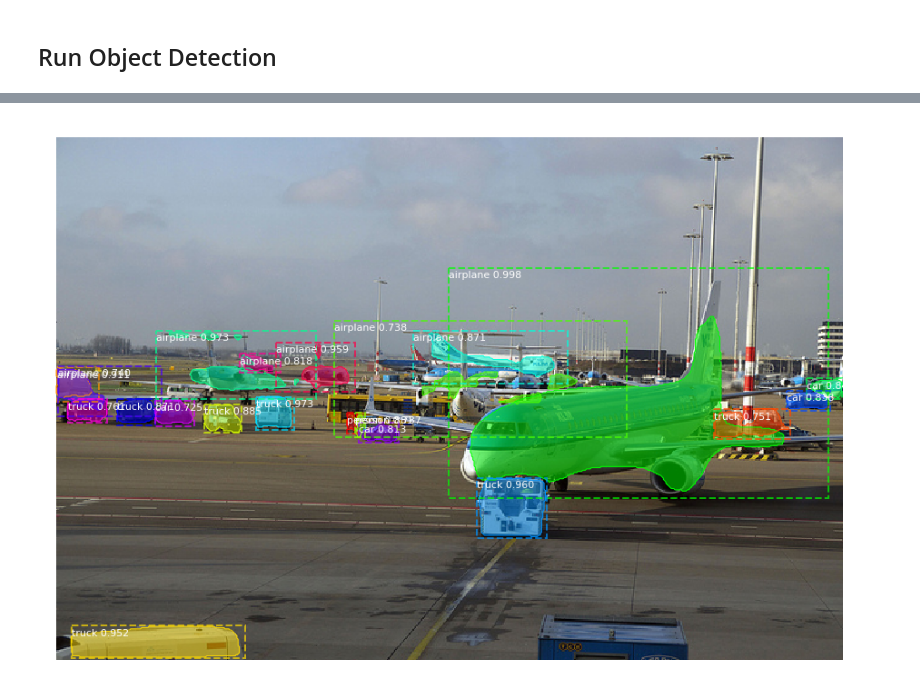
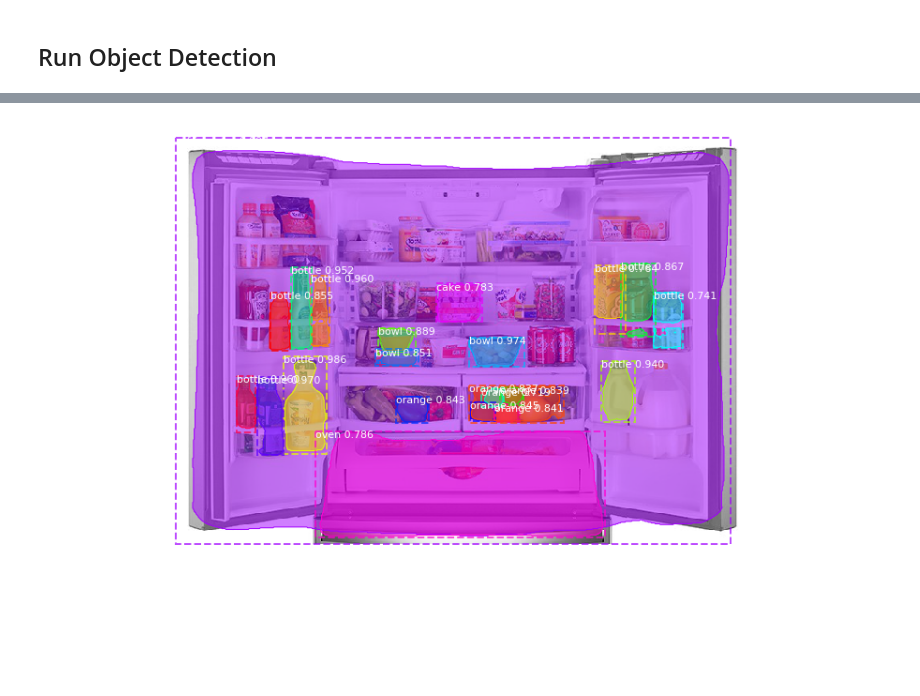
Before and after one commit to RoyceHong/Mask_RCNN, a Jupyter notebook: samples/demo.ipynb, the cells around one changed output, grey strips where cells are left out. Saved outputs shown, nothing was run; the diff lists cells and outputs as text; code cells hidden in the pictures; blank space fills up the shorter version.

```diff
--- a/samples/demo.ipynb
+++ b/samples/demo.ipynb
@@ -132,8 +166,8 @@ def crop_image(selected_image, result):
 # Load a random image from the images folder
 
 file_names = next(os.walk(IMAGE_DIR))[2]
-select_image = random.choice(file_names)
-# select_image = '3627527276_6fe8cd9bfe_z.jpg'
+# select_image = random.choice(file_names)
+select_image = 'refrigerators2019-WRF535SMHZ-2x1-lowres.jpg'
 image = skimage.io.imread(os.path.join(IMAGE_DIR, select_image))
 # Run detection
 results = model.detect([image], verbose=1)
@@ -156 +191 @@ anchors                  shape: (1, 261888, 4)        min:   -0.35390  max:    1
-[figure, old version]
+[figure, new version]
```
Also changed, not shown: parts of 4 cells of this notebook, 3 other files.
